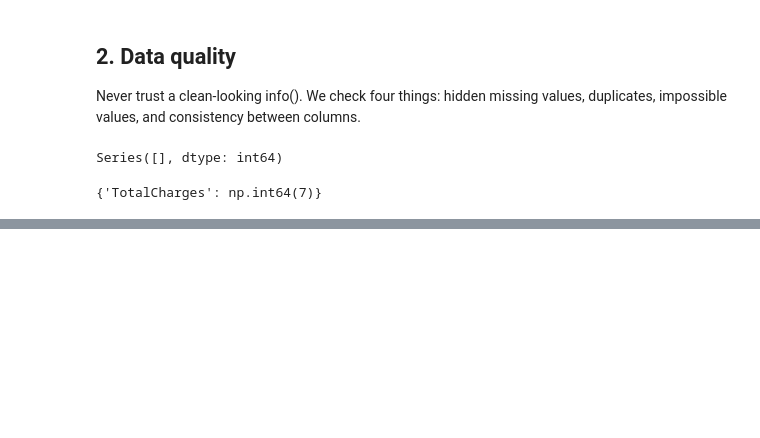
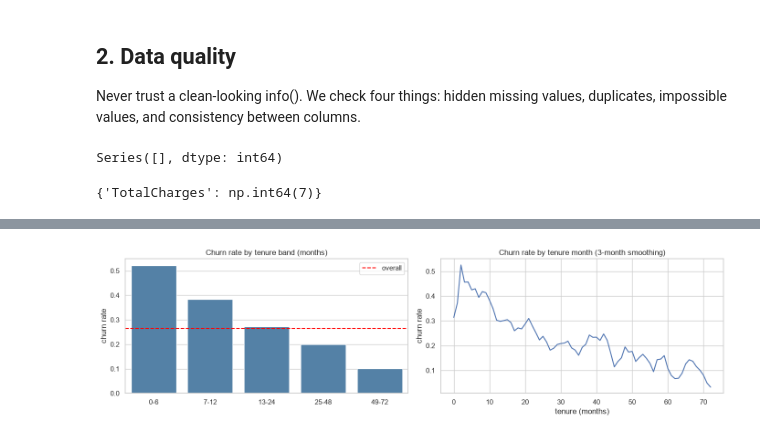
Before and after one commit to ayour2a/churn_prediction_mle, a Jupyter notebook: notebooks/01_EDA_cleaning.ipynb, the cells around one changed output, grey strips where cells are left out. Cells and saved outputs as stored; diff of their text form; code cells hidden in the pictures; blank space fills up the shorter version.

```diff
--- a/notebooks/01_EDA_cleaning.ipynb
+++ b/notebooks/01_EDA_cleaning.ipynb
@@ -100,0 +358,11 @@ blank_counts = {C:(train_df[C].astype(str).str.strip() == '').sum() for C in tra
+# %%
+tenure_band = pd.cut(
+    train_df["tenure"],
+    bins=[-1, 6, 12, 24, 48, 72],
+    labels=["0-6", "7-12", "13-24", "25-48", "49-72"]
+)
+
+train_df.groupby(tenure_band, observed=True)["Churn"].agg(
+    customers="count",
+    churn_rate="mean"
+)
@@ -100,0 +377,35 @@ blank_counts = {C:(train_df[C].astype(str).str.strip() == '').sum() for C in tra
+# %%
+fig, axes = plt.subplots(1, 2, figsize=(14, 4))
+
+band_rate = train_df.groupby(tenure_band, observed=True)["Churn"].mean()
+sns.barplot(
+    x=band_rate.index.astype(str),
+    y=band_rate.values,
+    color="steelblue",
+    ax=axes[0]
+)
+axes[0].axhline(base_rate, ls="--", color="red", label="overall")
+axes[0].set(
+    title="Churn rate by tenure band (months)",
+    xlabel="",
+    ylabel="churn rate"
+)
+axes[0].legend()
+
+month_rate = (
+    train_df.groupby("tenure")["Churn"]
+    .mean()
+    .rolling(3, center=True, min_periods=1)
+    .mean()
+)
+axes[1].plot(month_rate.index, month_rate.values)
+axes[1].set(
+    title="Churn rate by tenure month (3-month smoothing)",
+    xlabel="tenure (months)",
+    ylabel="churn rate"
+)
+
+plt.tight_layout()
+plt.show()
+# %% [output]
+[figure, added]
```
Also changed, not shown: parts of 30 cells of this notebook, 1 other file.
